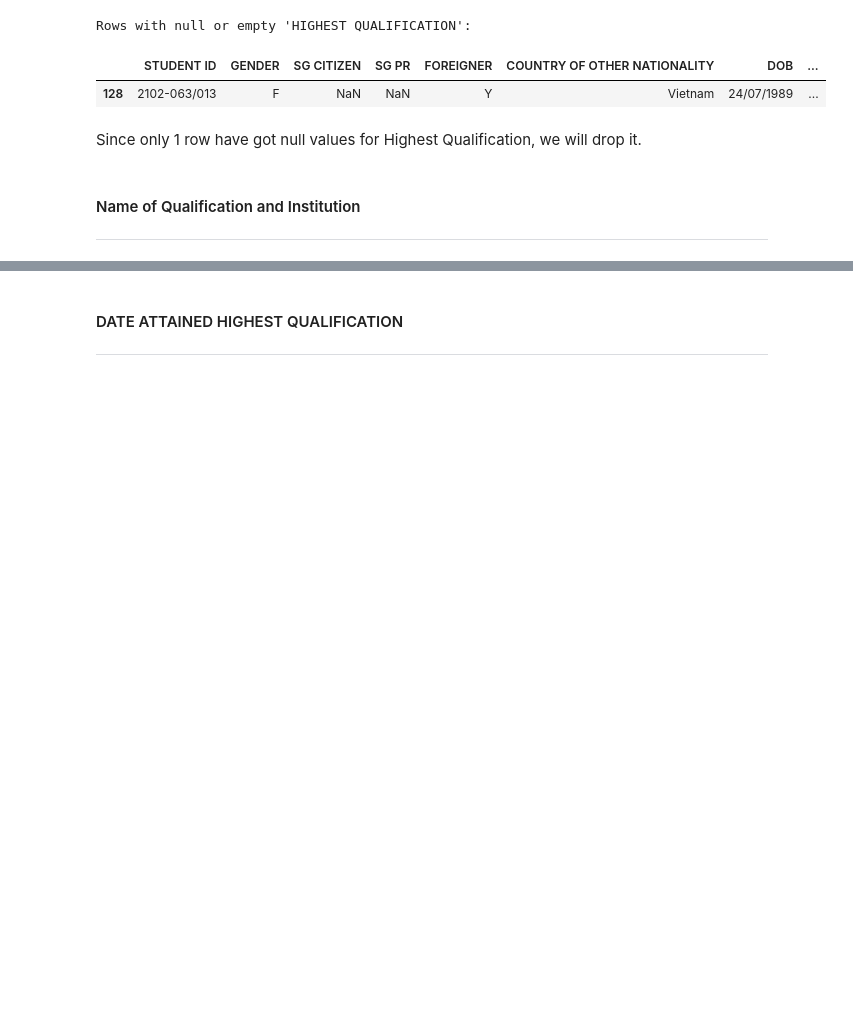
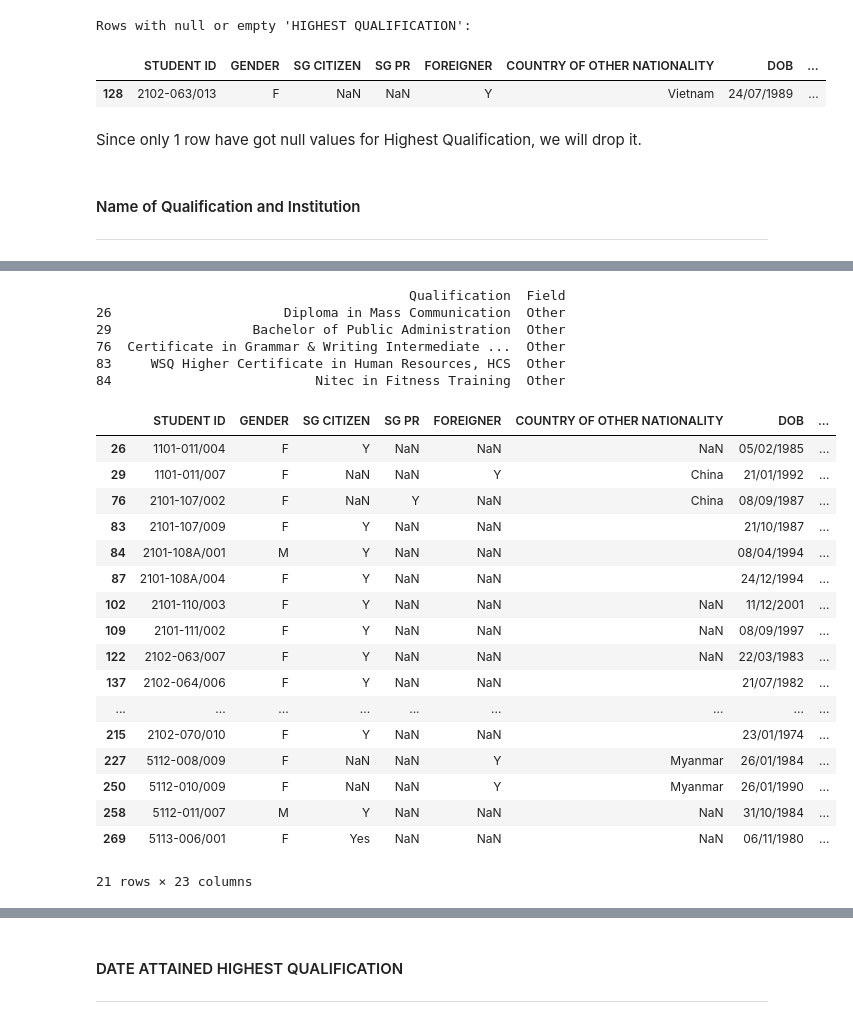
Before and after one commit to swamhtetg90/DAVI-CA2, a Jupyter notebook: data_cleaning.ipynb, the cells around one changed output, grey strips where cells are left out. Saved outputs shown, nothing was run; the diff lists cells and outputs as text; code cells hidden in the pictures; blank space fills up the shorter version.

```diff
--- a/data_cleaning.ipynb
+++ b/data_cleaning.ipynb
@@ -1807,0 +1722,33 @@ Can have SPM as a separate category.
+# %%
+others_df = student_profiles_test[student_profiles_test['Field'] == 'Other']
+
+# Show the first few rows
+print(others_df[['Qualification', 'Field']].head())
+
+# Or display the whole filtered DataFrame if you are in Jupyter/Colab
+others_df
+# %% [output]
+                                        Qualification  Field
+26                      Diploma in Mass Communication  Other
+29                  Bachelor of Public Administration  Other
+76  Certificate in Grammar & Writing Intermediate ...  Other
+83     WSQ Higher Certificate in Human Resources, HCS  Other
+84                          Nitec in Fitness Training  Other
+|  | STUDENT ID | GENDER | SG CITIZEN | SG PR | FOREIGNER | COUNTRY OF OTHER NATIONALITY | DOB | ... |
+| 26 | 1101-011/004 | F | Y | NaN | NaN | NaN | 05/02/1985 | ... |
+| 29 | 1101-011/007 | F | NaN | NaN | Y | China | 21/01/1992 | ... |
+| 76 | 2101-107/002 | F | NaN | Y | NaN | China | 08/09/1987 | ... |
+| 83 | 2101-107/009 | F | Y | NaN | NaN |  | 21/10/1987 | ... |
+| 84 | 2101-108A/001 | M | Y | NaN | NaN |  | 08/04/1994 | ... |
+| 87 | 2101-108A/004 | F | Y | NaN | NaN |  | 24/12/1994 | ... |
+| 102 | 2101-110/003 | F | Y | NaN | NaN | NaN | 11/12/2001 | ... |
+| 109 | 2101-111/002 | F | Y | NaN | NaN | NaN | 08/09/1997 | ... |
+| 122 | 2102-063/007 | F | Y | NaN | NaN | NaN | 22/03/1983 | ... |
+| 137 | 2102-064/006 | F | Y | NaN | NaN |  | 21/07/1982 | ... |
+| ... | ... | ... | ... | ... | ... | ... | ... | ... |
+| 215 | 2102-070/010 | F | Y | NaN | NaN |  | 23/01/1974 | ... |
+| 227 | 5112-008/009 | F | NaN | NaN | Y | Myanmar | 26/01/1984 | ... |
+| 250 | 5112-010/009 | F | NaN | NaN | Y | Myanmar | 26/01/1990 | ... |
+| 258 | 5112-011/007 | M | Y | NaN | NaN | NaN | 31/10/1984 | ... |
+| 269 | 5113-006/001 | F | Yes | NaN | NaN | NaN | 06/11/1980 | ... |
+21 rows × 23 columns
```
Also changed, not shown: parts of 48 cells of this notebook.
